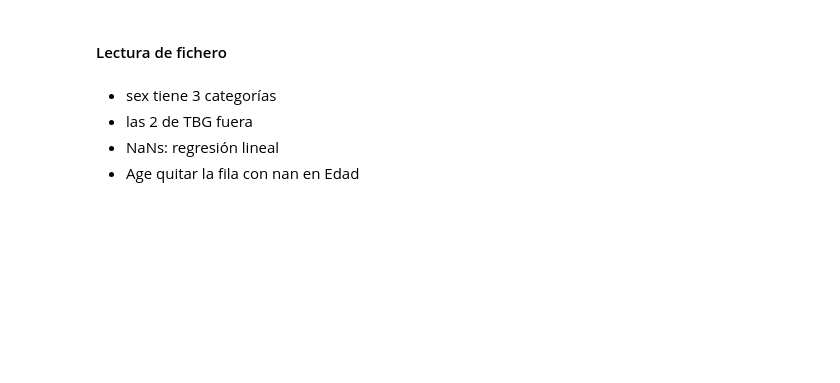
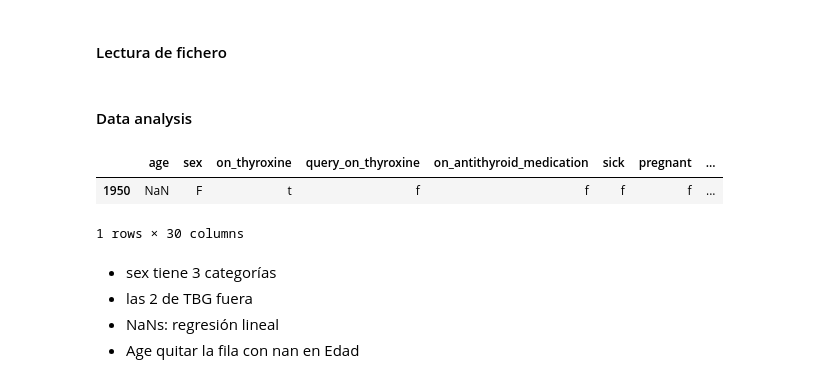
Before and after one commit to XavierQuerol/IML-Work2, a Jupyter notebook: pythonProject/read_dataset_sick.ipynb, the cells around one changed output. Drawn from its saved outputs; the diff is of its cells as text; code cells hidden in the pictures; blank space fills up the shorter version.

```diff
--- a/pythonProject/read_dataset_sick.ipynb
+++ b/pythonProject/read_dataset_sick.ipynb
@@ -11,6 +11,14 @@ df_sick_train = pd.DataFrame(df_sick_train)
 df_sick_test = pd.DataFrame(df_sick_test)
 df_sick_train = df_sick_train.applymap(lambda x: x.decode('utf-8') if isinstance(x, bytes) else x)
 df_sick_test = df_sick_test.applymap(lambda x: x.decode('utf-8') if isinstance(x, bytes) else x)
+# %% [markdown]
+#### Data analysis
+# %%
+df_sick_train[df_sick_train['age'].isna()]
+# %% [output]
+|  | age | sex | on_thyroxine | query_on_thyroxine | on_antithyroid_medication | sick | pregnant | ... |
+| 1950 | NaN | F | t | f | f | f | f | ... |
+1 rows × 30 columns
 # %% [markdown]
 - sex tiene 3 categorías
 - las 2 de TBG fuera
```
Also changed, not shown: parts of 11 cells of this notebook, 2 other files.
